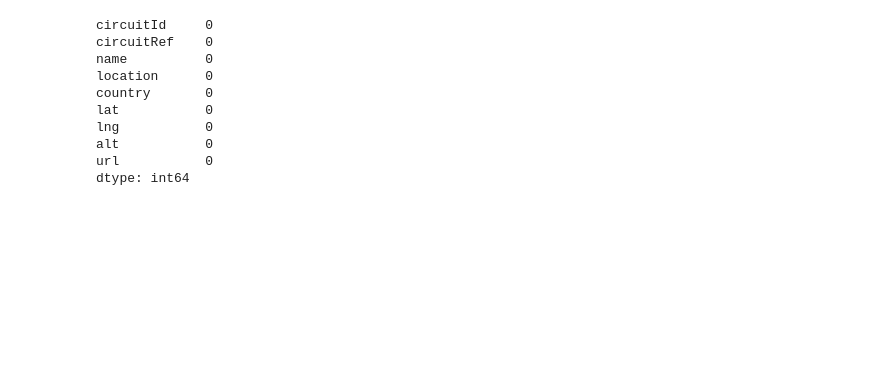
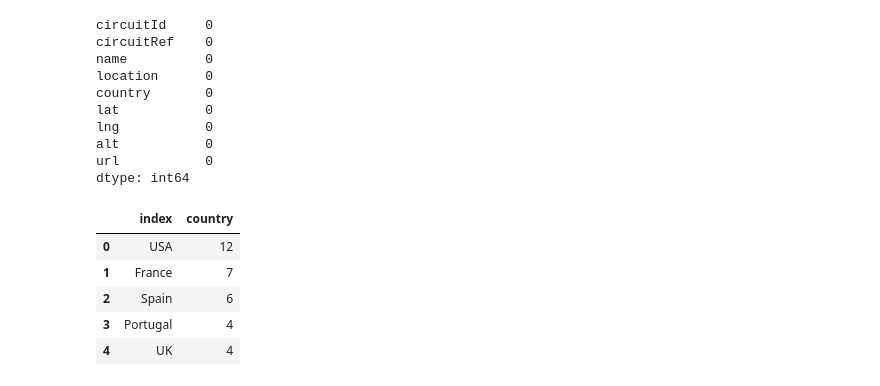
Before and after one commit to kemalozer23/formula1-analysis-kaggle-1, a Jupyter notebook: formula.ipynb, the cells around one changed output. Saved outputs shown, nothing was run; the diff lists cells and outputs as text; code cells hidden in the pictures; blank space fills up the shorter version.

```diff
--- a/formula.ipynb
+++ b/formula.ipynb
@@ -46,0 +51,9 @@ dtype: int64
+# %%
+df.head()
+# %% [output]
+|  | index | country |
+| 0 | USA | 12 |
+| 1 | France | 7 |
+| 2 | Spain | 6 |
+| 3 | Portugal | 4 |
+| 4 | UK | 4 |
```
Also changed, not shown: parts of 7 cells of this notebook.
